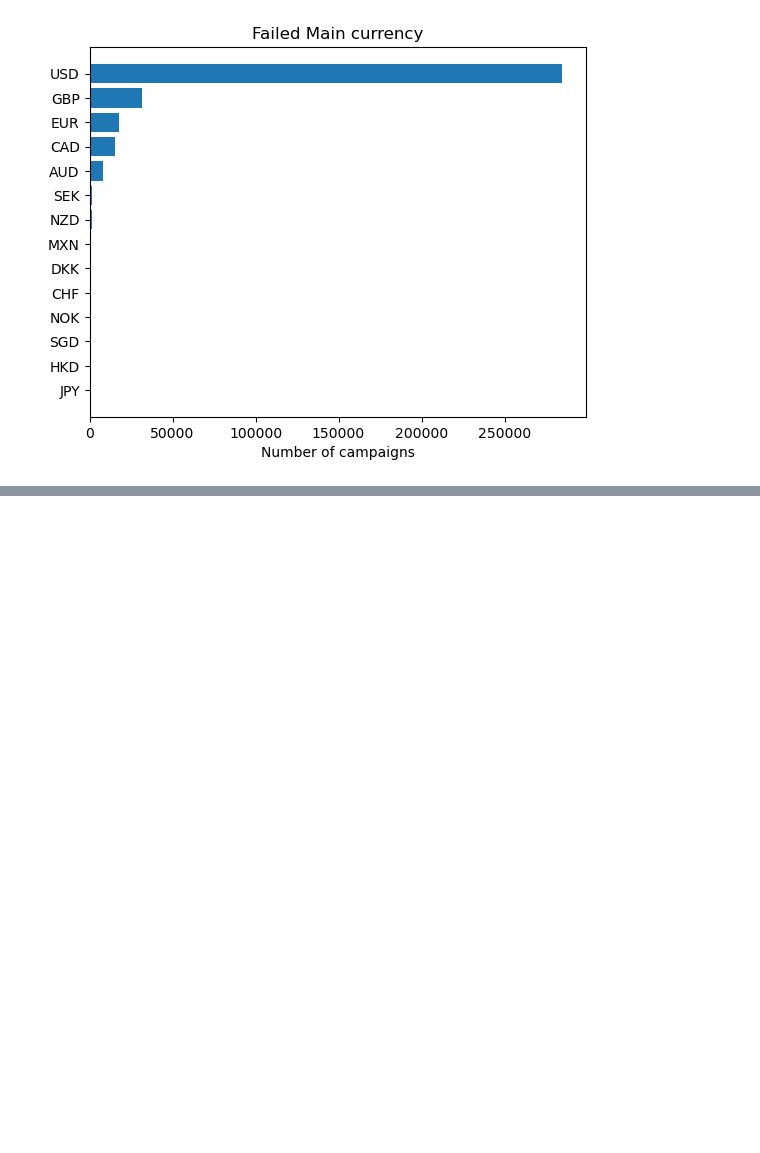
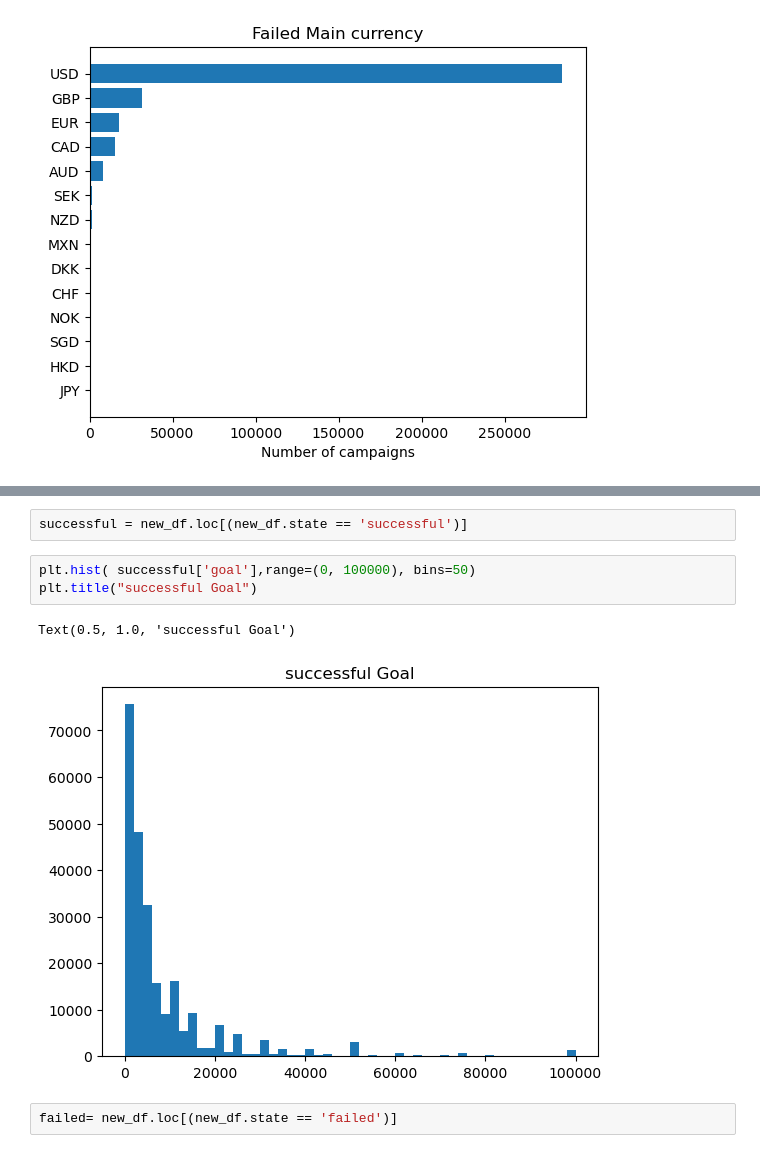
Before and after one commit to Iten-No-404/KickStarter-Success-Prediction, a Jupyter notebook: EDA.ipynb, the cells around one changed output, grey strips where cells are left out. Drawn from its saved outputs; the diff is of its cells as text; blank space fills up the shorter version.

```diff
--- a/EDA.ipynb
+++ b/EDA.ipynb
@@ -222,0 +229,10 @@ Text(0.5, 0, 'Number of campaigns')
+# %%
+successful = new_df.loc[(new_df.state == 'successful')]
+# %%
+plt.hist( successful['goal'],range=(0, 100000), bins=50)
+plt.title("successful Goal")
+# %% [output]
+Text(0.5, 1.0, 'successful Goal')
+[figure, added]
+# %%
+failed= new_df.loc[(new_df.state == 'failed')]
```
Also changed, not shown: parts of 5 cells of this notebook.
